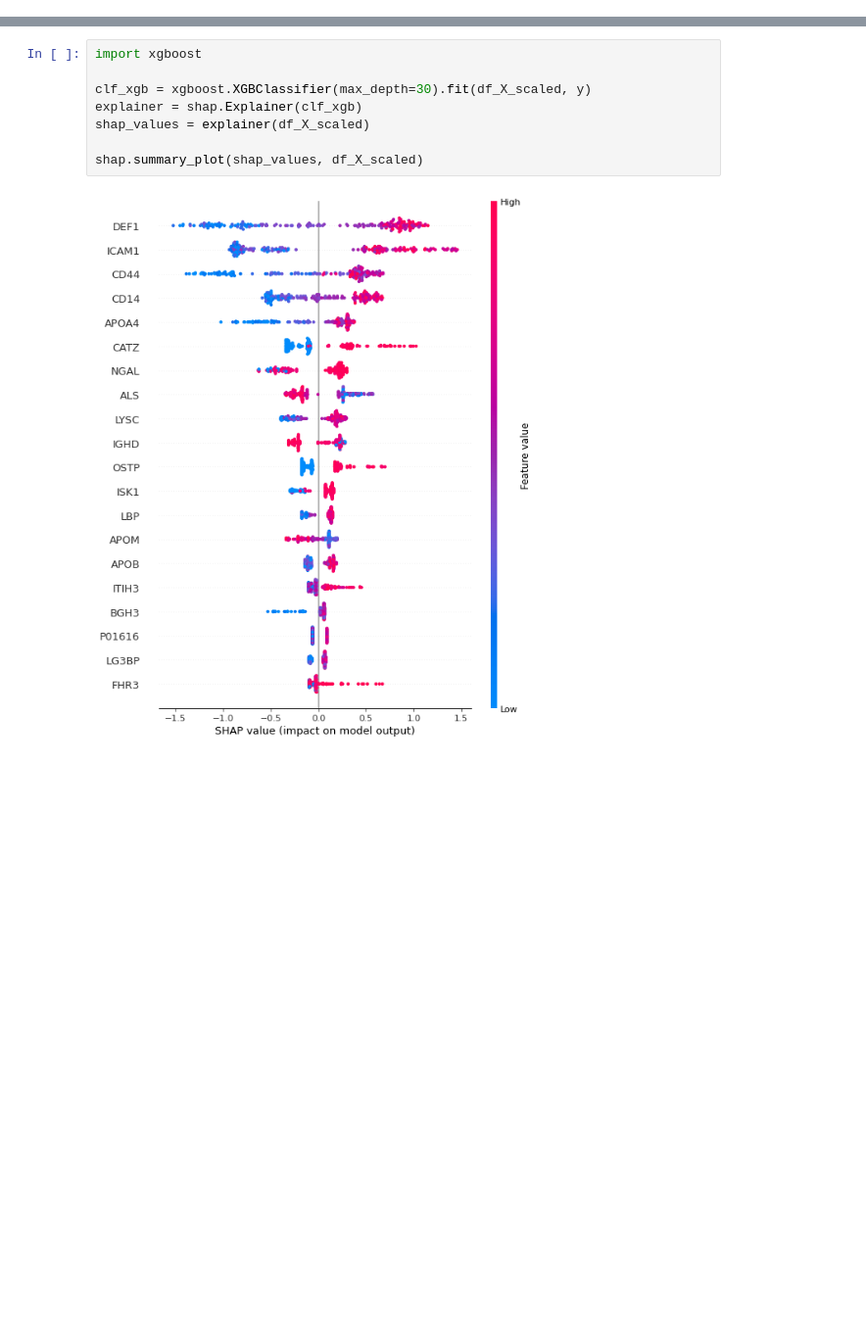
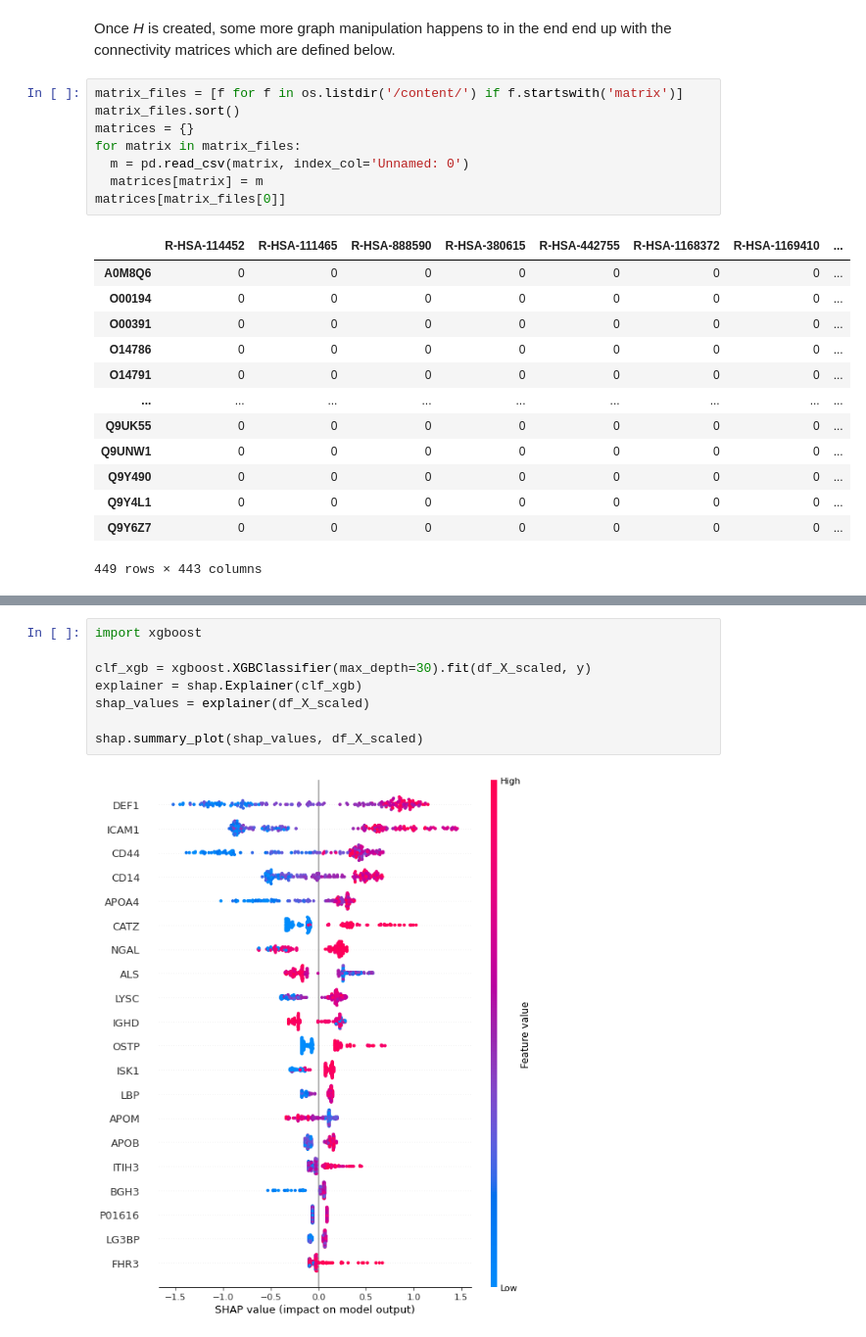
Before and after one commit to ErikHartman/BMEN35, a Jupyter notebook: BMEN35_SHAP.ipynb, the cells around one changed output, grey strips where cells are left out. Shown at 98% size. Saved outputs shown, nothing was run; the diff lists cells and outputs as text; blank space fills up the shorter version.

```diff
--- a/BMEN35_SHAP.ipynb
+++ b/BMEN35_SHAP.ipynb
@@ -47,0 +150,24 @@ def get_proteins_triv_name(proteins):
+# %% [markdown]
+Once *H* is created, some more graph manipulation happens to in the end end up with the connectivity matrices which are defined below.
+# %%
+matrix_files = [f for f in os.listdir('/content/') if f.startswith('matrix')]
+matrix_files.sort()
+matrices = {}
+for matrix in matrix_files:
+  m = pd.read_csv(matrix, index_col='Unnamed: 0')
+  matrices[matrix] = m
+matrices[matrix_files[0]]
+# %% [output]
+|  | R-HSA-114452 | R-HSA-111465 | R-HSA-888590 | R-HSA-380615 | R-HSA-442755 | R-HSA-1168372 | R-HSA-1169410 | ... |
+| A0M8Q6 | 0 | 0 | 0 | 0 | 0 | 0 | 0 | ... |
+| O00194 | 0 | 0 | 0 | 0 | 0 | 0 | 0 | ... |
+| O00391 | 0 | 0 | 0 | 0 | 0 | 0 | 0 | ... |
+| O14786 | 0 | 0 | 0 | 0 | 0 | 0 | 0 | ... |
+| O14791 | 0 | 0 | 0 | 0 | 0 | 0 | 0 | ... |
+| ... | ... | ... | ... | ... | ... | ... | ... | ... |
+| Q9UK55 | 0 | 0 | 0 | 0 | 0 | 0 | 0 | ... |
+| Q9UNW1 | 0 | 0 | 0 | 0 | 0 | 0 | 0 | ... |
+| Q9Y490 | 0 | 0 | 0 | 0 | 0 | 0 | 0 | ... |
+| Q9Y4L1 | 0 | 0 | 0 | 0 | 0 | 0 | 0 | ... |
+| Q9Y6Z7 | 0 | 0 | 0 | 0 | 0 | 0 | 0 | ... |
+449 rows × 443 columns
```
Also changed, not shown: parts of 16 cells of this notebook.
